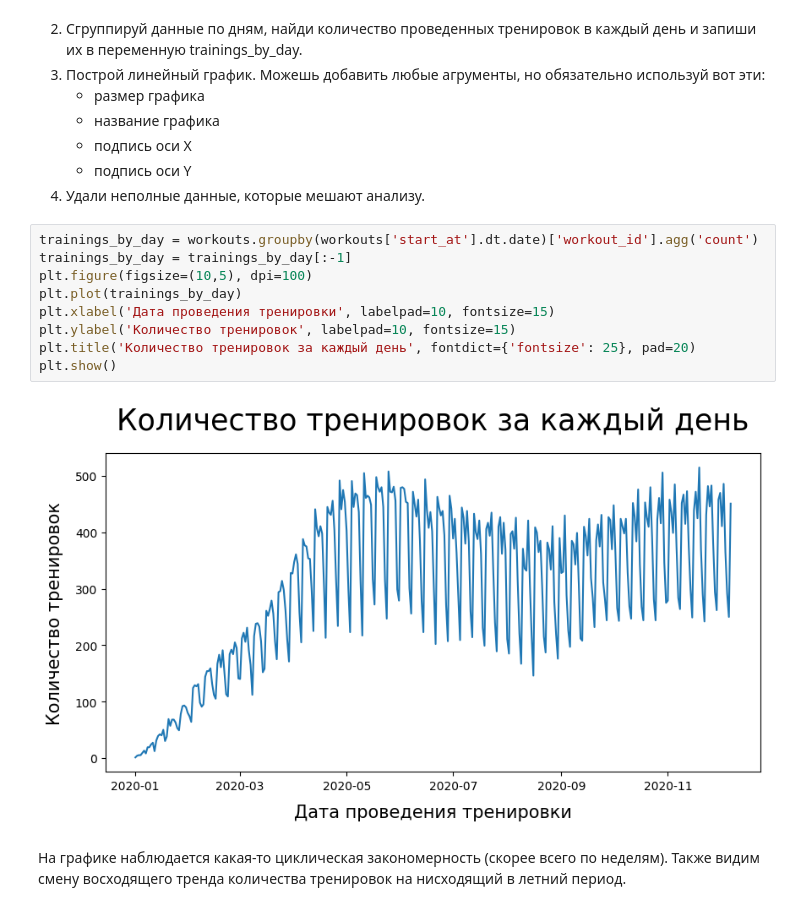
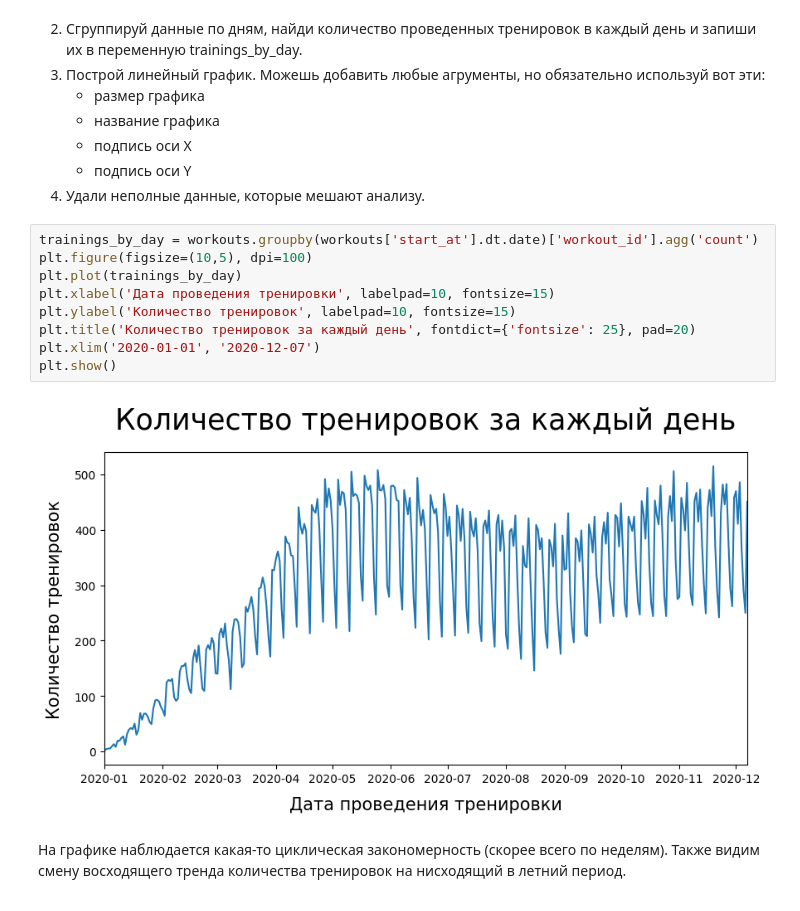
Before and after one commit to Aqquila1/SkyEng, a Jupyter notebook: Skills_Python_3.1_homework.ipynb, the cells around one changed output. Saved outputs shown, nothing was run; the diff lists cells and outputs as text.

```diff
--- a/Skills_Python_3.1_homework.ipynb
+++ b/Skills_Python_3.1_homework.ipynb
@@ -46,15 +46,15 @@ workouts_users =  pd.merge(workouts, users,
 4. Удали неполные данные, которые мешают анализу.
 # %%
 trainings_by_day = workouts.groupby(workouts['start_at'].dt.date)['workout_id'].agg('count')
-trainings_by_day = trainings_by_day[:-1]
 plt.figure(figsize=(10,5), dpi=100)
 plt.plot(trainings_by_day)
 plt.xlabel('Дата проведения тренировки', labelpad=10, fontsize=15)
 plt.ylabel('Количество тренировок', labelpad=10, fontsize=15)
 plt.title('Количество тренировок за каждый день', fontdict={'fontsize': 25}, pad=20)
+plt.xlim('2020-01-01', '2020-12-07')
 plt.show()
 # %% [output]
-[figure, old version]
+[figure, new version]
 # %% [markdown]
 На графике наблюдается какая-то циклическая закономерность (скорее всего по неделям). Также видим смену восходящего тренда количества тренировок на нисходящий в летний период.
 # %% [markdown]
```
Also changed, not shown: parts of 4 cells of this notebook.
